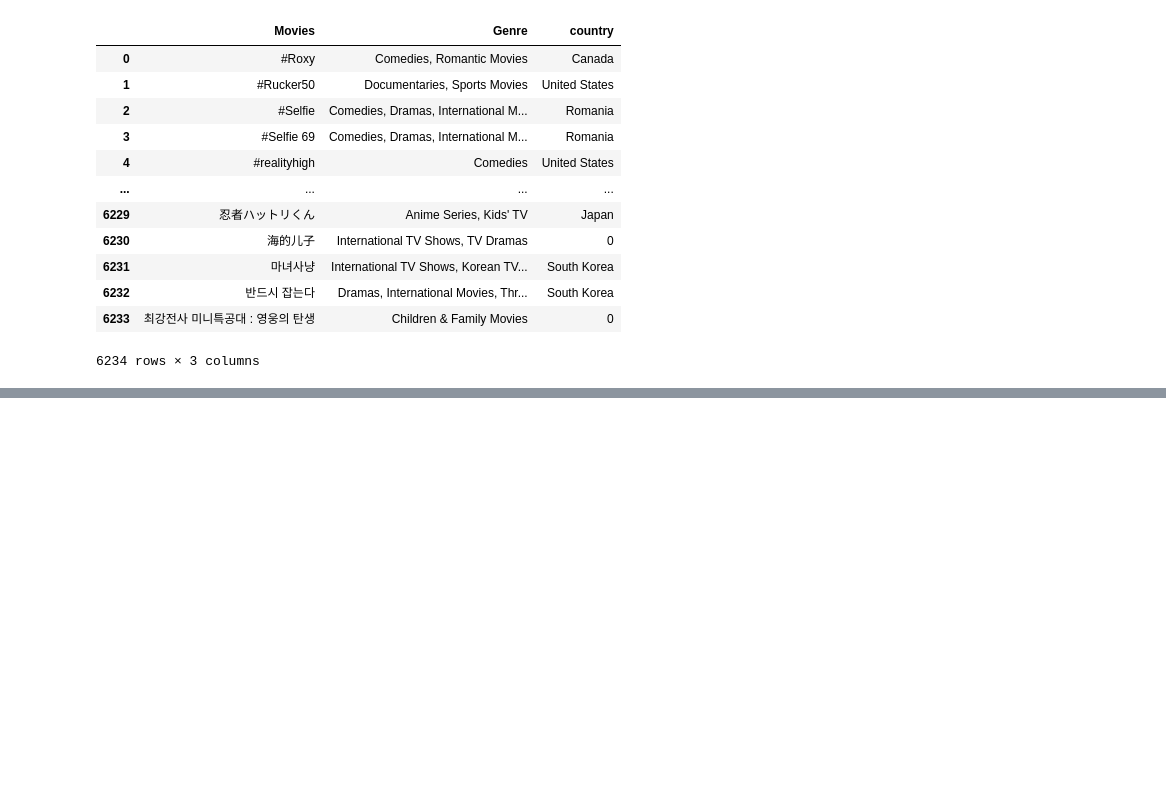
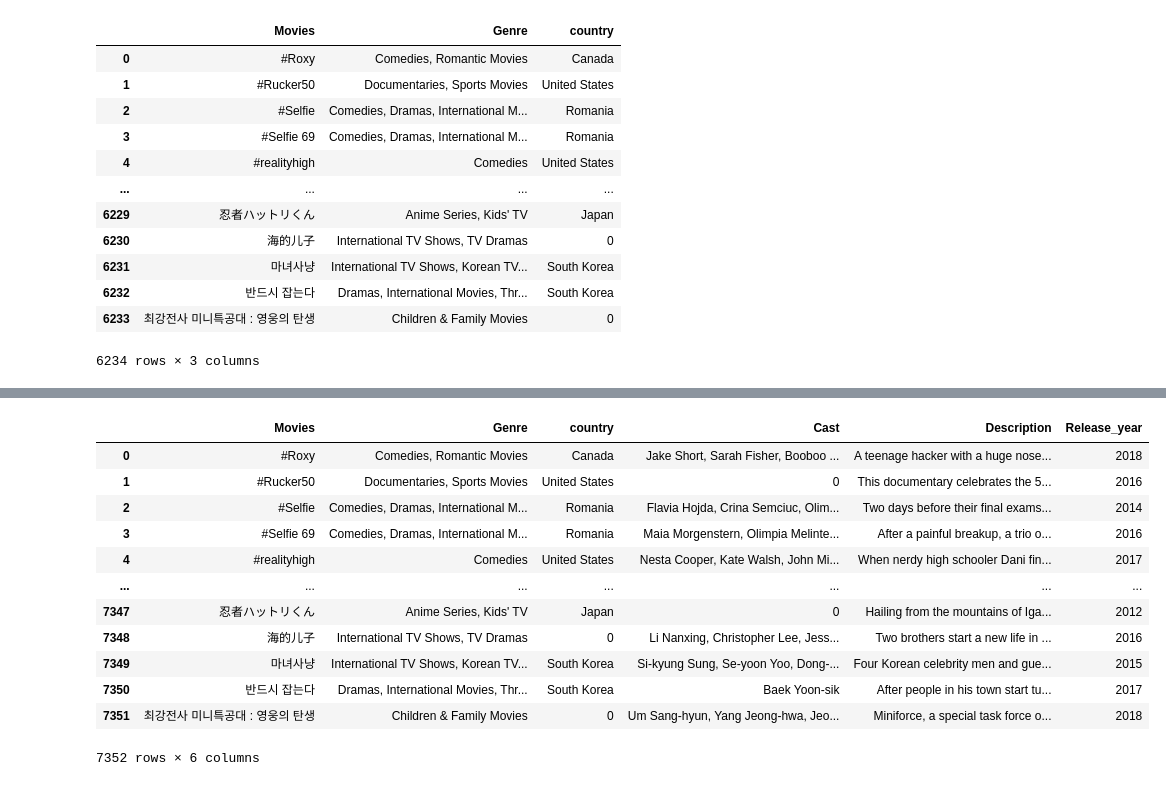
Before and after one commit to kartikay89/Data-Analysis, a Jupyter notebook: Netflix.ipynb, the cells around one changed output, grey strips where cells are left out. Drawn from its saved outputs; the diff is of its cells as text; code cells hidden in the pictures; blank space fills up the shorter version.

```diff
--- a/Netflix.ipynb
+++ b/Netflix.ipynb
@@ -442,0 +487,20 @@ with open("titleGenreCountry.json", 'w') as f:
+# %%
+json_randomV4 = netflixData.filter(['title', 'release_year'], axis=1)
+# json_randomV1 = json_random.set_index('title')['cast'].to_dict()
+json_randomV5 = json_randomV4.rename(columns={'title': 'Movies', 'release_year': 'Release_year'})
+MovieGenreCountryCastDesRS_json = MovieGenreCountryCastDes_json.merge(json_randomV5, on = "Movies", how = "left")
+MovieGenreCountryCastDesRS_json
+# %% [output]
+|  | Movies | Genre | country | Cast | Description | Release_year |
+| 0 | #Roxy | Comedies, Romantic Movies | Canada | Jake Short, Sarah Fisher, Booboo ... | A teenage hacker with a huge nose... | 2018 |
+| 1 | #Rucker50 | Documentaries, Sports Movies | United States | 0 | This documentary celebrates the 5... | 2016 |
+| 2 | #Selfie | Comedies, Dramas, International M... | Romania | Flavia Hojda, Crina Semciuc, Olim... | Two days before their final exams... | 2014 |
+| 3 | #Selfie 69 | Comedies, Dramas, International M... | Romania | Maia Morgenstern, Olimpia Melinte... | After a painful breakup, a trio o... | 2016 |
+| 4 | #realityhigh | Comedies | United States | Nesta Cooper, Kate Walsh, John Mi... | When nerdy high schooler Dani fin... | 2017 |
+| ... | ... | ... | ... | ... | ... | ... |
+| 7347 | 忍者ハットリくん | Anime Series, Kids' TV | Japan | 0 | Hailing from the mountains of Iga... | 2012 |
+| 7348 | 海的儿子 | International TV Shows, TV Dramas | 0 | Li Nanxing, Christopher Lee, Jess... | Two brothers start a new life in ... | 2016 |
+| 7349 | 마녀사냥 | International TV Shows, Korean TV... | South Korea | Si-kyung Sung, Se-yoon Yoo, Dong-... | Four Korean celebrity men and gue... | 2015 |
+| 7350 | 반드시 잡는다 | Dramas, International Movies, Thr... | South Korea | Baek Yoon-sik | After people in his town start tu... | 2017 |
+| 7351 | 최강전사 미니특공대 : 영웅의 탄생 | Children & Family Movies | 0 | Um Sang-hyun, Yang Jeong-hwa, Jeo... | Miniforce, a special task force o... | 2018 |
+7352 rows × 6 columns
```
Also changed, not shown: parts of 7 cells of this notebook.
